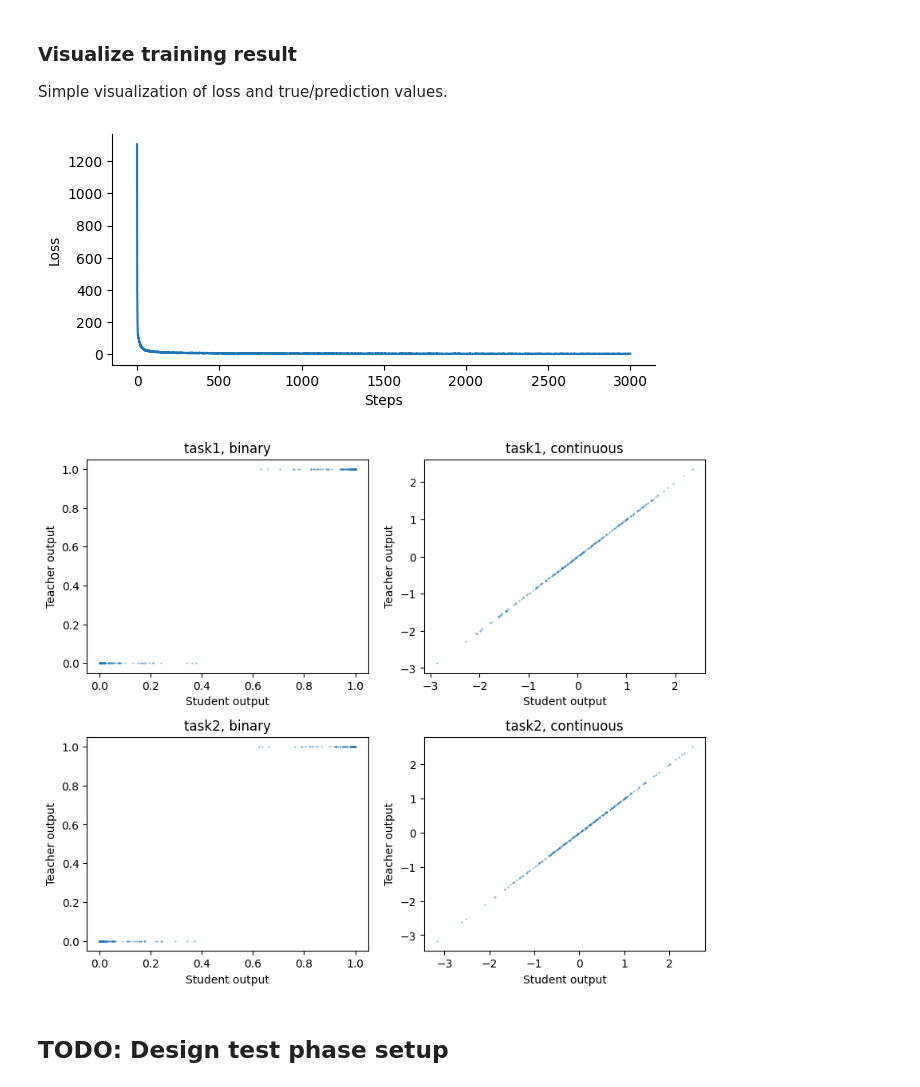
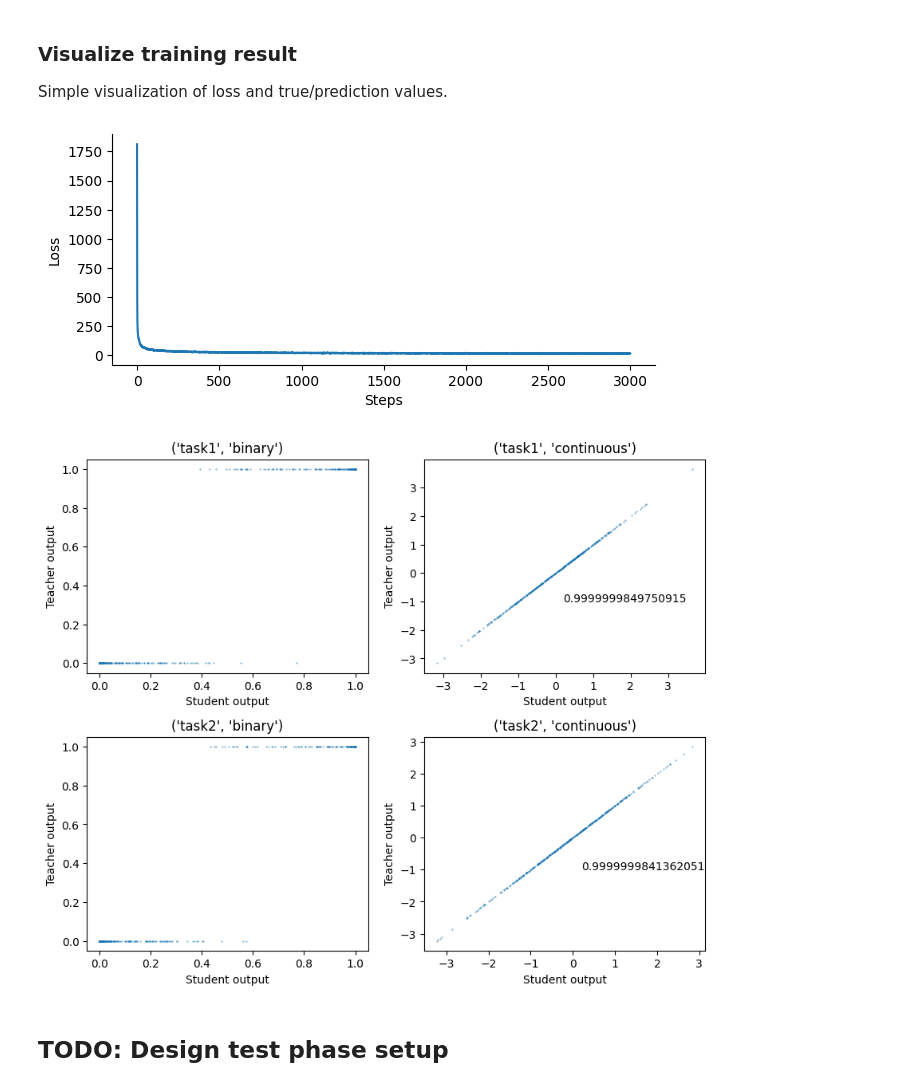
Before and after one commit to jinhl9/saad-solla-composition, a Jupyter notebook: composite_learning/prototype_demo.ipynb, the cells around one changed output. Saved outputs shown, nothing was run; the diff lists cells and outputs as text; code cells hidden in the pictures.

```diff
--- a/composite_learning/prototype_demo.ipynb
+++ b/composite_learning/prototype_demo.ipynb
@@ -61,7 +61,8 @@ solver=teacher_student_solver.TeacherStudentElementwiseRegressionSolver(criterio
 # %%
 ## Reject samples for training where yb1 = yb2
 def rejection_intersect_task(x, teacher_outputs):
-    accept_index = torch.where((teacher_outputs[0] != teacher_outputs[2]))[0]
+    #accept_index = torch.where((teacher_outputs[0] != teacher_outputs[2]))[0]
+    accept_index = torch.where((teacher_outputs[0].squeeze()==0) | (teacher_outputs[2].squeeze()==0) )[0]
     new_x = x[accept_index, :]
     if len(new_x) == 0:
         return None
@@ -82,21 +83,25 @@ ax1.set_ylabel('Loss')
 ax1.spines['right'].set_visible(False)
 ax1.spines['top'].set_visible(False)
 # %% [output]
-[figure, old version]
+[figure, new version]
 # %%
-
+import sklearn
+import numpy as np
 iter_idx = 2000
 
 plt.figure(figsize=(10,8))
-value_type = {0: ('task1, binary'), 1: ('task1, continuous'), 2: ('task2, binary'), 3: ('task2, continuous')}
+value_type = {0: ('task1', 'binary'), 1: ('task1', 'continuous'), 2: ('task2', 'binary'), 3: ('task2', 'continuous')}
 plt.subplots_adjust(hspace=0.3)
 for i in range(4):
     ax = plt.subplot(2,2,i+1)
     ax.scatter(solver.history['prediction'][iter_idx][:,i], solver.history['true'][iter_idx][:,i], s=0.1)
+    if value_type[i][1]=='continuous':
+        r2=sklearn.metrics.r2_score(solver.history['true'][iter_idx][:,i], solver.history['prediction'][iter_idx][:,i])
+        ax.text(0.2,-1, r2)
     ax.set_xlabel('Student output')
     ax.set_ylabel('Teacher output')
     ax.set_title(f'{value_type[i]}')
 # %% [output]
-[figure, old version]
+[figure, new version]
 # %% [markdown]
 <h2> TODO: Design test phase setup </h2>
```
Also changed, not shown: parts of 3 cells of this notebook, 2 other files.
